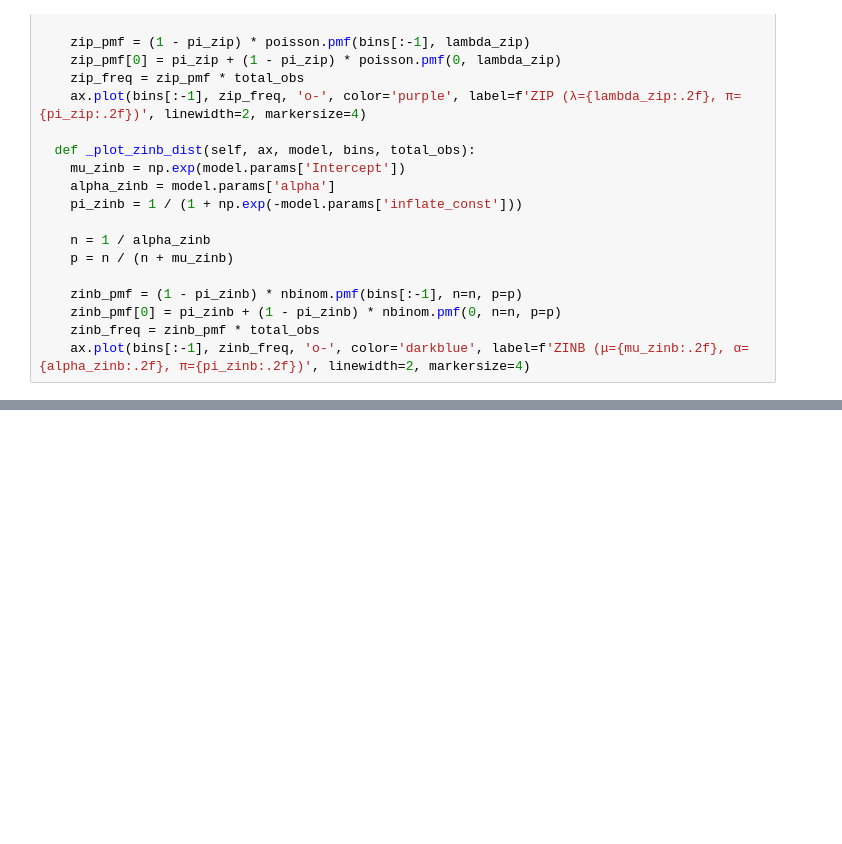
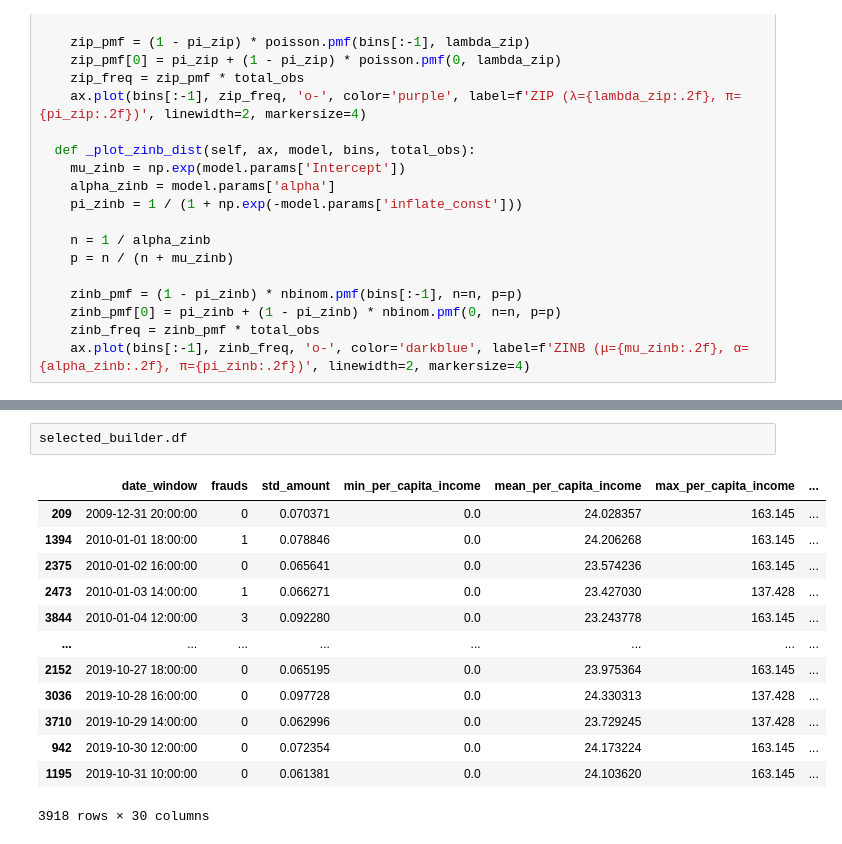
Before and after one commit to Angelicogfa/tcc_mba_datascience_analytics_usp_esalq, a Jupyter notebook: 03-modelagem.ipynb, the cells around one changed output, grey strips where cells are left out. Saved outputs shown, nothing was run; the diff lists cells and outputs as text; blank space fills up the shorter version.

```diff
--- a/03-modelagem.ipynb
+++ b/03-modelagem.ipynb
@@ -686,0 +803,16 @@ selected_builder.plot_theoretical_distributions()
+# %%
+selected_builder.df
+# %% [output]
+|  | date_window | frauds | std_amount | min_per_capita_income | mean_per_capita_income | max_per_capita_income | ... |
+| 209 | 2009-12-31 20:00:00 | 0 | 0.070371 | 0.0 | 24.028357 | 163.145 | ... |
+| 1394 | 2010-01-01 18:00:00 | 1 | 0.078846 | 0.0 | 24.206268 | 163.145 | ... |
+| 2375 | 2010-01-02 16:00:00 | 0 | 0.065641 | 0.0 | 23.574236 | 163.145 | ... |
+| 2473 | 2010-01-03 14:00:00 | 1 | 0.066271 | 0.0 | 23.427030 | 137.428 | ... |
+| 3844 | 2010-01-04 12:00:00 | 3 | 0.092280 | 0.0 | 23.243778 | 163.145 | ... |
+| ... | ... | ... | ... | ... | ... | ... | ... |
+| 2152 | 2019-10-27 18:00:00 | 0 | 0.065195 | 0.0 | 23.975364 | 163.145 | ... |
+| 3036 | 2019-10-28 16:00:00 | 0 | 0.097728 | 0.0 | 24.330313 | 137.428 | ... |
+| 3710 | 2019-10-29 14:00:00 | 0 | 0.062996 | 0.0 | 23.729245 | 137.428 | ... |
+| 942 | 2019-10-30 12:00:00 | 0 | 0.072354 | 0.0 | 24.173224 | 163.145 | ... |
+| 1195 | 2019-10-31 10:00:00 | 0 | 0.061381 | 0.0 | 24.103620 | 163.145 | ... |
+3918 rows × 30 columns
```
Also changed, not shown: parts of 7 cells of this notebook.
